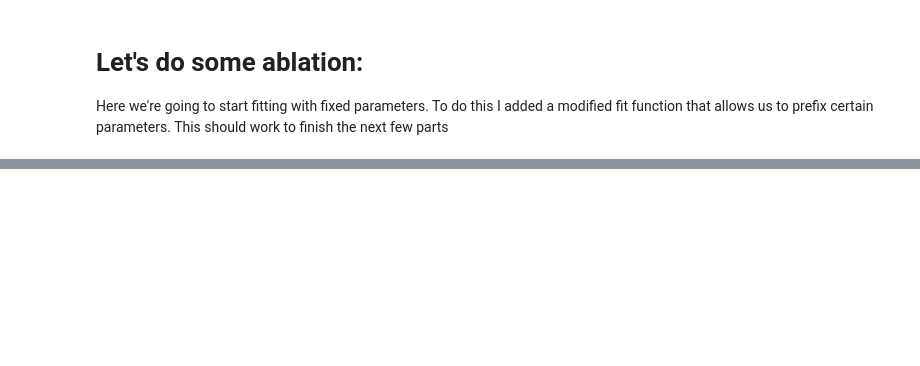
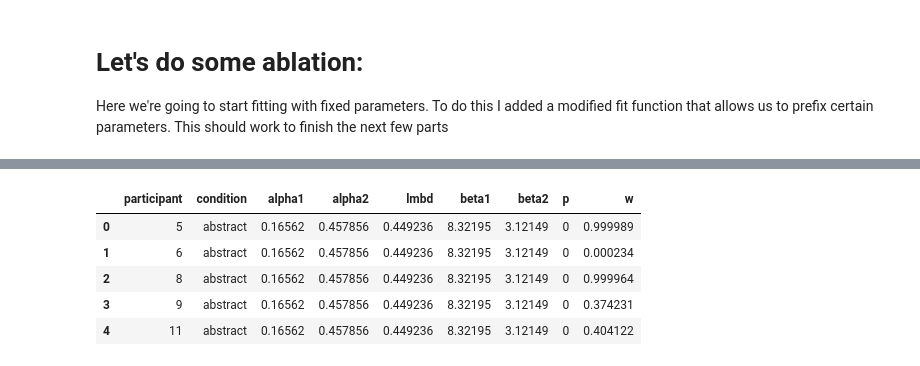
Before and after one commit to nssokada/sdn_hw2, a Jupyter notebook: part2/part2.ipynb, the cells around one changed output, grey strips where cells are left out. Cells and saved outputs as stored; diff of their text form; code cells hidden in the pictures; blank space fills up the shorter version.

```diff
--- a/part2/part2.ipynb
+++ b/part2/part2.ipynb
@@ -87,0 +93,24 @@ story_results_df, params, logli = fit_hybrid_mixed_dynamic_model(
+# %%
+# PARAM_NAMES = ('alpha1', 'alpha2', 'lmbd', 'beta1', 'beta2', 'p', 'w')
+
+
+## USE THE PARAM NAMES ABOVE. ONLY INPUT THE PARAMS you are FIXING and the value you are fixing it to.
+fixed_param = {
+    'p':0
+}
+
+story_results_df, params, logli = fit_hybrid_mixed_dynamic_model(
+    data_df=story_trials, #note the trial type
+    stan_file="../our_analysis/dynamic_hybrid_mixed.stan",
+    output_file="story_params_p0.csv",   ##change the output csv name so you don't overwrite your work
+    fixed_params = fixed_param,
+    return_logli = True
+)
+
+abstract_results_df, params, logli = fit_hybrid_mixed_dynamic_model(
+    data_df=abstract_trials, #note the trial type
+    stan_file="../our_analysis/dynamic_hybrid_mixed.stan",
+    output_file="abstract_params_p0.csv",   ##change the output csv name so you don't overwrite your work
+    fixed_params = fixed_param,
+    return_logli = True
+)
@@ -91,0 +167,9 @@ story_results_df.head()
+# %%
+abstract_results_df.head()
+# %% [output]
+|  | participant | condition | alpha1 | alpha2 | lmbd | beta1 | beta2 | p | w |
+| 0 | 5 | abstract | 0.16562 | 0.457856 | 0.449236 | 8.32195 | 3.12149 | 0 | 0.999989 |
+| 1 | 6 | abstract | 0.16562 | 0.457856 | 0.449236 | 8.32195 | 3.12149 | 0 | 0.000234 |
+| 2 | 8 | abstract | 0.16562 | 0.457856 | 0.449236 | 8.32195 | 3.12149 | 0 | 0.999964 |
+| 3 | 9 | abstract | 0.16562 | 0.457856 | 0.449236 | 8.32195 | 3.12149 | 0 | 0.374231 |
+| 4 | 11 | abstract | 0.16562 | 0.457856 | 0.449236 | 8.32195 | 3.12149 | 0 | 0.404122 |
```
Also changed, not shown: parts of 7 cells of this notebook, 7 other files.
